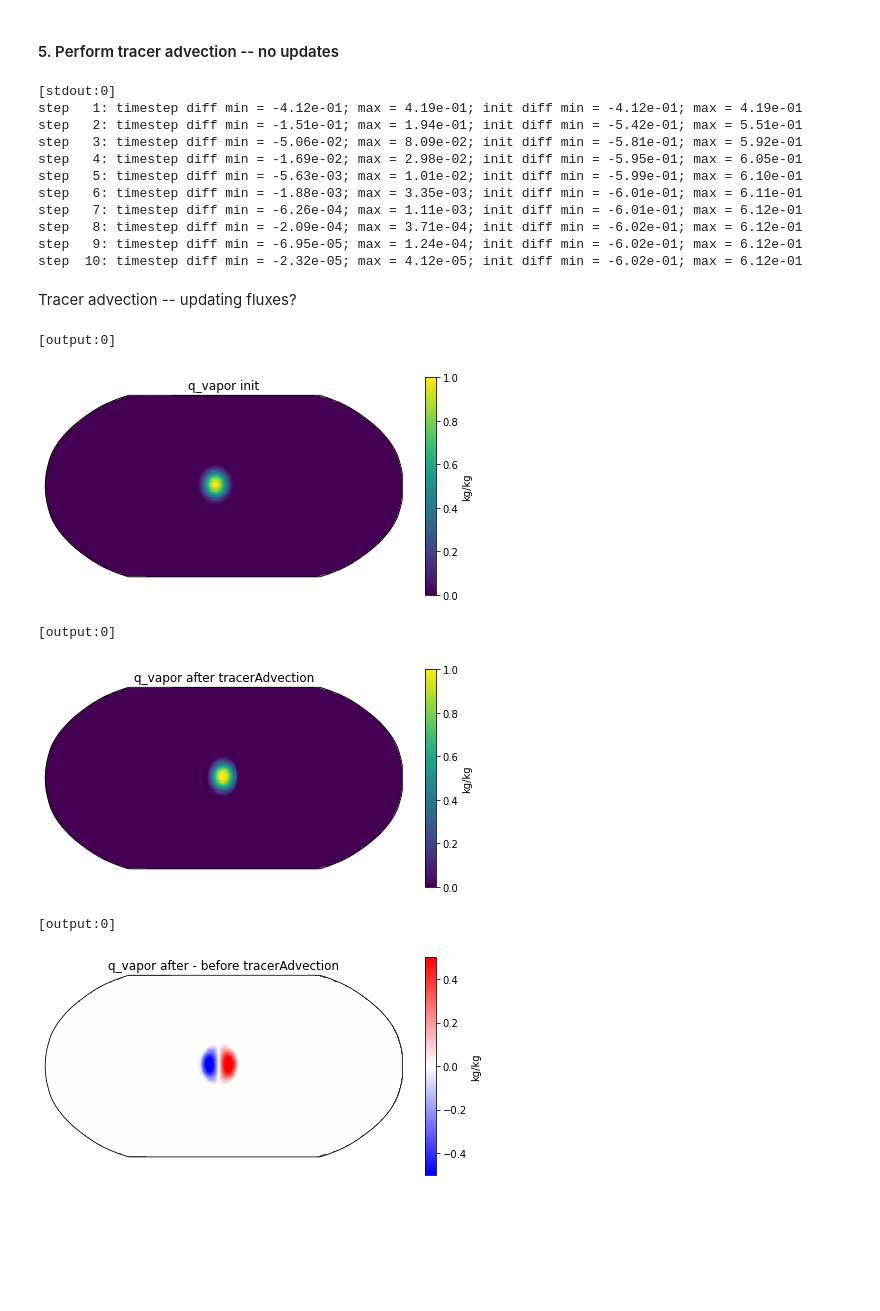
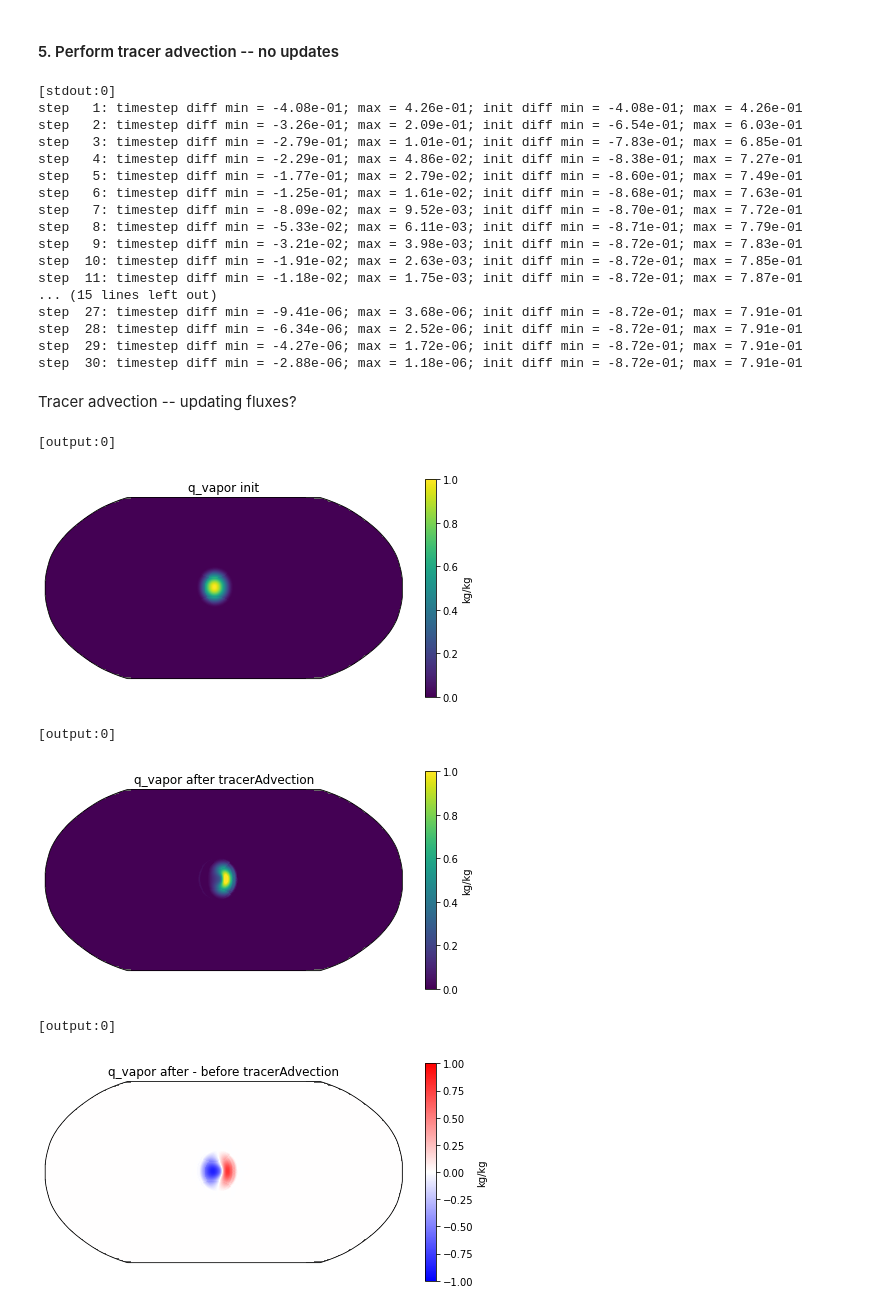
Before and after one commit to ai2cm/pace, a Jupyter notebook: advection_test/tracerAdvection.ipynb, the cells around one changed output. Drawn from its saved outputs; the diff is of its cells as text; code cells hidden in the pictures; blank space fills up the shorter version.

Commit message:
first attempt at updating mass flux inside advection loop

```diff
--- a/advection_test/tracerAdvection.ipynb
+++ b/advection_test/tracerAdvection.ipynb
@@ -36,7 +35,7 @@ mpi_rank = mpi_comm.Get_rank()
 
 backend = 'numpy'
 layout = (1, 1)
-nx, ny, nz, nhalo = 100, 100, 79, 3
+nx, ny, nz, nhalo = 101, 101, 80, 3
 dimensions = {'nx': nx, 'ny': ny, 'nx1': nx+1, 'ny1': ny+1, 'nz': nz, 'nhalo': nhalo, 'tile': mpi_size, 'nxhalo': nx+2*nhalo, 'nyhalo': ny+2*nhalo}
 units = {'dist': 'm', 'coord': 'degrees', 'qvapor': 'kg/kg', 'psi': 'kg/m/s', 'wind': 'm/s', 'courant': '', 'areaflux': 'm2', 'qflux': 'kg/m2', 'pressure': 'Pa'}
 origins = {'halo': (0, 0), 'compute_2d': (dimensions['nhalo'], dimensions['nhalo']), 'compute_3d': (dimensions['nhalo'], dimensions['nhalo'], 0)}
@@ -114,16 +113,17 @@ vd_2d = Quantity(vd, ('x', 'y_interface'), units['wind'], origins['compute_2d'],
 # %%
 dimensions['nz'] = 1
 
-empty = np.zeros((dimensions['nxhalo']+1, dimensions['nyhalo']+1, dimensions['nz']+1))
+empty = np.zeros((dimensions['nxhalo'], dimensions['nyhalo'], dimensions['nz']+1))
+empty.shape
 
 qvapor_3d = np.copy(empty)
 uc_3d = np.copy(empty)
 vc_3d = np.copy(empty)
 delp_3d = np.copy(empty)
-qvapor_3d[:-1, :-1, 0] = qvapor_2d.data
-uc_3d[:-1, :-1, 0] = uc_2d.data
-vc_3d[:-1, :-1, 0] = vc_2d.data
-delp_3d[:-1, :-1, 0] = delp_2d.data
+qvapor_3d[:, :, 0] = qvapor_2d.data
+uc_3d[:, :, 0] = uc_2d.data
+vc_3d[:, :, 0] = vc_2d.data
+delp_3d[:, :, 0] = delp_2d.data
 
 qvapor = Quantity(qvapor_3d, ('x', 'y', 'z'), units['qvapor'], origins['compute_3d'], (dimensions['nx'], dimensions['ny'], dimensions['nz']), backend)
 qvapor_init = Quantity(qvapor_3d, ('x', 'y', 'z'), units['qvapor'], origins['compute_3d'], (dimensions['nx'], dimensions['ny'], dimensions['nz']), backend)
@@ -214,18 +246,22 @@ mfy = Quantity(yaf.data * delp.data * (dt/dt_acoustic), ('x', 'y', 'z'), units['
 # %%
 #%%capture capt
 
-nSteps_adv = 10
+nSteps_adv = 30
 
 crx_init = cp.deepcopy(crx)
 cry_init = cp.deepcopy(cry)
 diff_minMax = []
 for step in range(nSteps_adv):
     tmp = cp.deepcopy(tracers) # get pre-step value
-    #adv = tracAdv(tracers, delp, xaf, yaf, crx, cry, dt)
-    adv = tracAdv(tracers, delp, mfx, mfy, crx, cry, dt)
 
-    crx = cp.deepcopy(crx_init)
-    cry = cp.deepcopy(cry_init)
+    tracAdv(tracers, delp_tmp, mfx, mfy, crx, cry, dt)
+
+    mfx.data[:] += tracAdv._tmp_fx.data[:]
+    mfy.data[:] += tracAdv._tmp_fy.data[:]
+
+    delp_tmp.data[1:-1, 1:-1, 0] += (mfx.data[1:-1, 1:-1, 0] - mfx.data[2:, 1:-1, 0] + mfy.data[1:-1, 1:-1, 0] - mfy.data[1:-1, 2:, 0]) * configuration['grid_data'].rarea.data[1:-1, 1:-1]
+
+
 
     diff = tracers['qvapor'].data - tmp['qvapor'].data
     diff_init = tracers['qvapor'].data - tracers_init['qvapor'].data
@@ -236,16 +272,22 @@ if mpi_rank == 0:
     print('\n'.join(diff_minMax))
 # %% [output]
 [stdout:0]
-step   1: timestep diff min = -4.12e-01; max = 4.19e-01; init diff min = -4.12e-01; max = 4.19e-01
-step   2: timestep diff min = -1.51e-01; max = 1.94e-01; init diff min = -5.42e-01; max = 5.51e-01
-step   3: timestep diff min = -5.06e-02; max = 8.09e-02; init diff min = -5.81e-01; max = 5.92e-01
-step   4: timestep diff min = -1.69e-02; max = 2.98e-02; init diff min = -5.95e-01; max = 6.05e-01
-step   5: timestep diff min = -5.63e-03; max = 1.01e-02; init diff min = -5.99e-01; max = 6.10e-01
-step   6: timestep diff min = -1.88e-03; max = 3.35e-03; init diff min = -6.01e-01; max = 6.11e-01
-step   7: timestep diff min = -6.26e-04; max = 1.11e-03; init diff min = -6.01e-01; max = 6.12e-01
-step   8: timestep diff min = -2.09e-04; max = 3.71e-04; init diff min = -6.02e-01; max = 6.12e-01
-step   9: timestep diff min = -6.95e-05; max = 1.24e-04; init diff min = -6.02e-01; max = 6.12e-01
-step  10: timestep diff min = -2.32e-05; max = 4.12e-05; init diff min = -6.02e-01; max = 6.12e-01
+step   1: timestep diff min = -4.08e-01; max = 4.26e-01; init diff min = -4.08e-01; max = 4.26e-01
+step   2: timestep diff min = -3.26e-01; max = 2.09e-01; init diff min = -6.54e-01; max = 6.03e-01
+step   3: timestep diff min = -2.79e-01; max = 1.01e-01; init diff min = -7.83e-01; max = 6.85e-01
+step   4: timestep diff min = -2.29e-01; max = 4.86e-02; init diff min = -8.38e-01; max = 7.27e-01
+step   5: timestep diff min = -1.77e-01; max = 2.79e-02; init diff min = -8.60e-01; max = 7.49e-01
+step   6: timestep diff min = -1.25e-01; max = 1.61e-02; init diff min = -8.68e-01; max = 7.63e-01
+step   7: timestep diff min = -8.09e-02; max = 9.52e-03; init diff min = -8.70e-01; max = 7.72e-01
+step   8: timestep diff min = -5.33e-02; max = 6.11e-03; init diff min = -8.71e-01; max = 7.79e-01
+step   9: timestep diff min = -3.21e-02; max = 3.98e-03; init diff min = -8.72e-01; max = 7.83e-01
+step  10: timestep diff min = -1.91e-02; max = 2.63e-03; init diff min = -8.72e-01; max = 7.85e-01
+step  11: timestep diff min = -1.18e-02; max = 1.75e-03; init diff min = -8.72e-01; max = 7.87e-01
+... (15 lines left out)
+step  27: timestep diff min = -9.41e-06; max = 3.68e-06; init diff min = -8.72e-01; max = 7.91e-01
+step  28: timestep diff min = -6.34e-06; max = 2.52e-06; init diff min = -8.72e-01; max = 7.91e-01
+step  29: timestep diff min = -4.27e-06; max = 1.72e-06; init diff min = -8.72e-01; max = 7.91e-01
+step  30: timestep diff min = -2.88e-06; max = 1.18e-06; init diff min = -8.72e-01; max = 7.91e-01
 # %% [markdown]
 Tracer advection -- updating fluxes?
 # %%
@@ -258,14 +300,14 @@ qvapor_end = configuration['communicator'].gather(qvapor)
 # %%
 
 if mpi_rank == 0:
     variables = {'lon': lon_global.data, 'lat': lat_global.data, 'q_start': qvapor_start.data[:, :, :, 0], 'q_end': qvapor_end.data[:, :, :, 0]}
     func.plot_projection_field(variables['lon'], variables['lat'], variables['q_start'], vmin=-0, vmax=1, cmap='viridis', title='q_vapor init', units=units['qvapor'])
     func.plot_projection_field(variables['lon'], variables['lat'], variables['q_end'], vmin=-0, vmax=1, cmap='viridis', title='q_vapor after tracerAdvection', units=units['qvapor'])
-    func.plot_projection_field(variables['lon'], variables['lat'], (variables['q_end'] - variables['q_start']), vmin=-.5, vmax=.5, cmap='bwr', title='q_vapor after - before tracerAdvection', units='kg/kg')
+    func.plot_projection_field(variables['lon'], variables['lat'], (variables['q_end'] - variables['q_start']), vmin=-1, vmax=1, cmap='bwr', title='q_vapor after - before tracerAdvection', units='kg/kg')
 # %% [output]
 [output:0]
 [figure]
 [output:0]
-[figure, old version]
+[figure, new version]
 [output:0]
-[figure, old version]
+[figure, new version]
```
Also changed, not shown: parts of 8 cells of this notebook, 1 other file.
